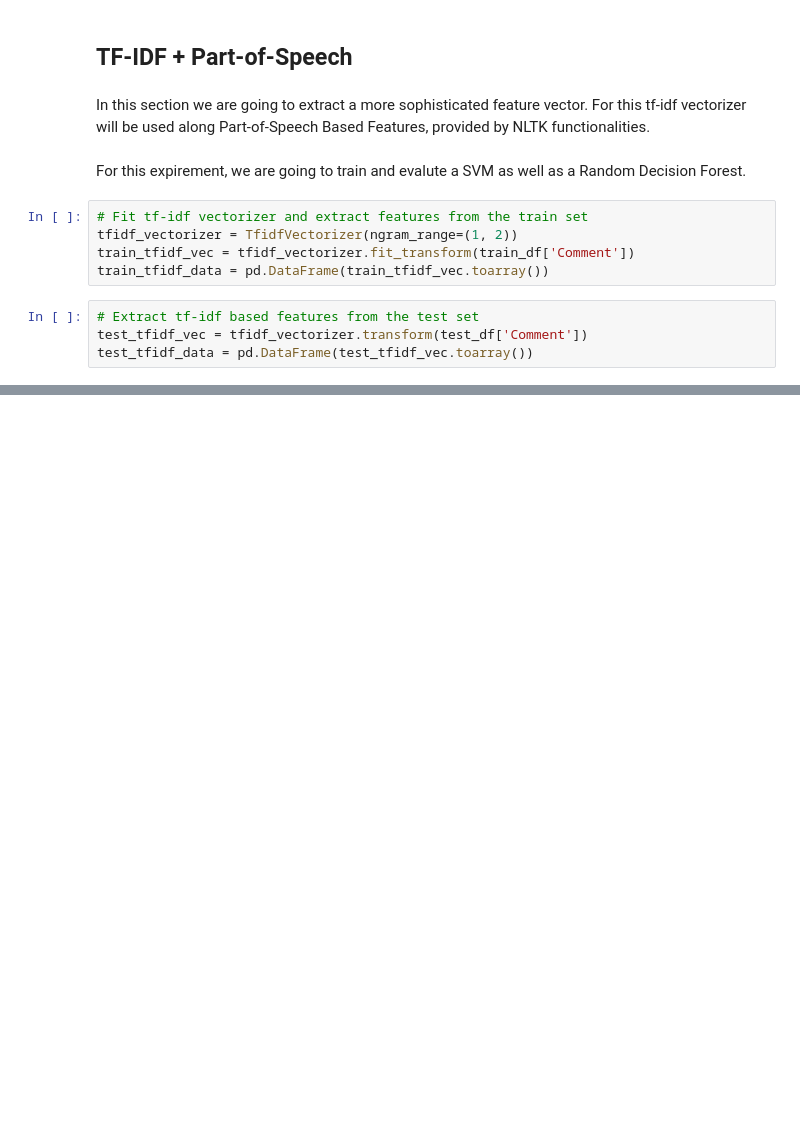
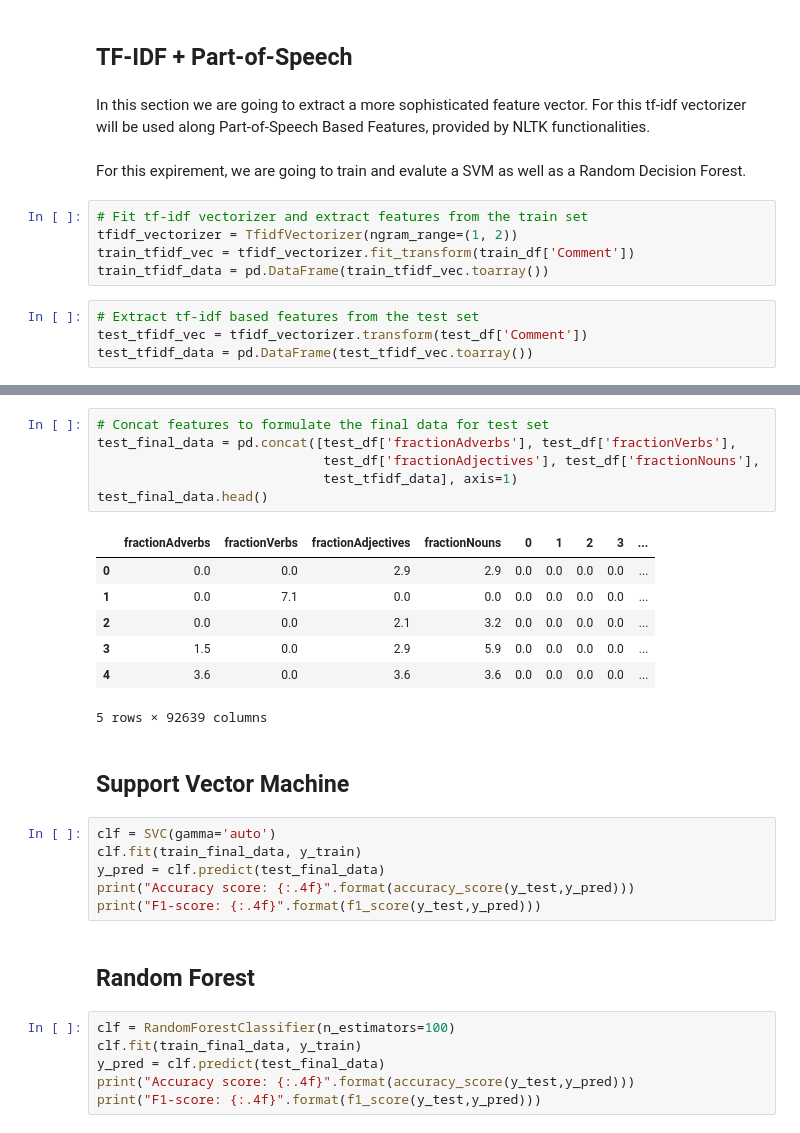
Before and after one commit to PanPapag/Toxic-Comments-Classification, a Jupyter notebook: toxic_commments_classification.ipynb, the cells around one changed output, grey strips where cells are left out. Cells and saved outputs as stored; diff of their text form; blank space fills up the shorter version.

```diff
--- a/toxic_commments_classification.ipynb
+++ b/toxic_commments_classification.ipynb
@@ -330,0 +374,30 @@ test_tfidf_data = pd.DataFrame(test_tfidf_vec.toarray())
+# %%
+# Concat features to formulate the final data for test set
+test_final_data = pd.concat([test_df['fractionAdverbs'], test_df['fractionVerbs'],
+                             test_df['fractionAdjectives'], test_df['fractionNouns'],
+                             test_tfidf_data], axis=1)
+test_final_data.head()
+# %% [output]
+|  | fractionAdverbs | fractionVerbs | fractionAdjectives | fractionNouns | 0 | 1 | 2 | 3 | ... |
+| 0 | 0.0 | 0.0 | 2.9 | 2.9 | 0.0 | 0.0 | 0.0 | 0.0 | ... |
+| 1 | 0.0 | 7.1 | 0.0 | 0.0 | 0.0 | 0.0 | 0.0 | 0.0 | ... |
+| 2 | 0.0 | 0.0 | 2.1 | 3.2 | 0.0 | 0.0 | 0.0 | 0.0 | ... |
+| 3 | 1.5 | 0.0 | 2.9 | 5.9 | 0.0 | 0.0 | 0.0 | 0.0 | ... |
+| 4 | 3.6 | 0.0 | 3.6 | 3.6 | 0.0 | 0.0 | 0.0 | 0.0 | ... |
+5 rows × 92639 columns
+# %% [markdown]
+## Support Vector Machine
+# %%
+clf = SVC(gamma='auto')
+clf.fit(train_final_data, y_train)
+y_pred = clf.predict(test_final_data)
+print("Accuracy score: {:.4f}".format(accuracy_score(y_test,y_pred)))
+print("F1-score: {:.4f}".format(f1_score(y_test,y_pred)))
+# %% [markdown]
+## Random Forest
+# %%
+clf = RandomForestClassifier(n_estimators=100)
+clf.fit(train_final_data, y_train)
+y_pred = clf.predict(test_final_data)
+print("Accuracy score: {:.4f}".format(accuracy_score(y_test,y_pred)))
+print("F1-score: {:.4f}".format(f1_score(y_test,y_pred)))
```
Also changed, not shown: parts of 8 cells of this notebook.
